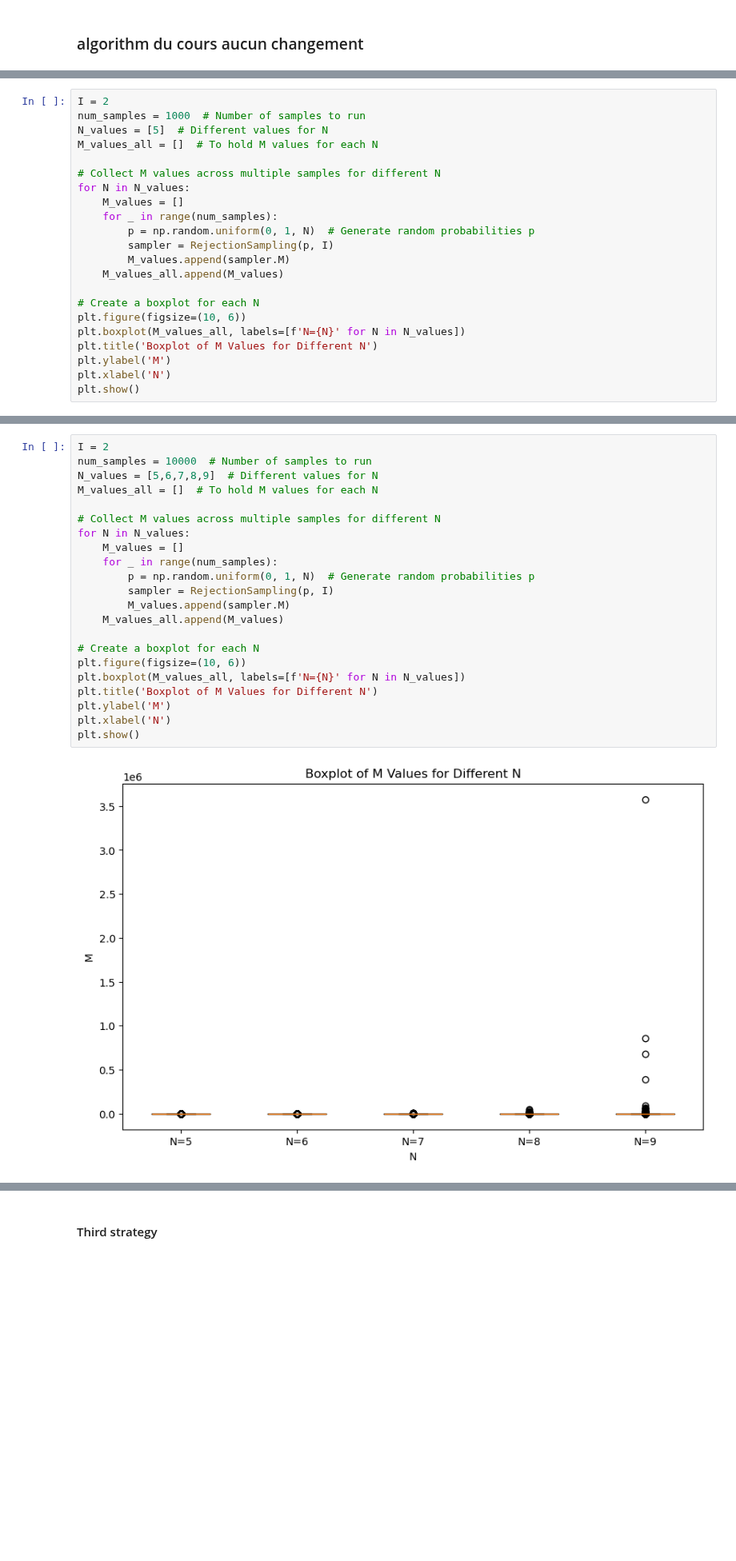
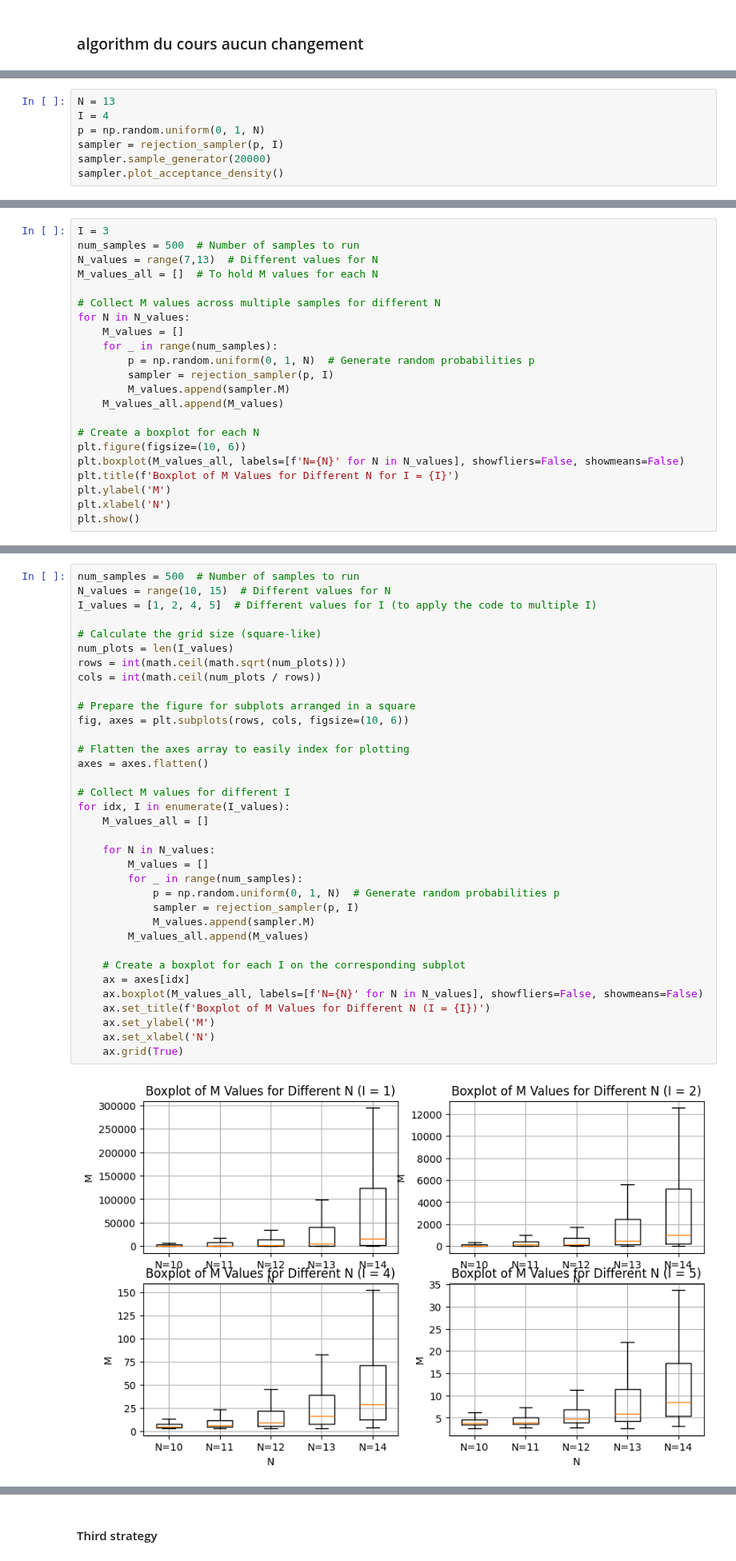
Before and after one commit to teiki-h/cond_bernoulli, a Jupyter notebook: main.ipynb, the cells around one changed output, grey strips where cells are left out. Shown at 80% size. Saved outputs shown, nothing was run; the diff lists cells and outputs as text; blank space fills up the shorter version.

```diff
--- a/main.ipynb
+++ b/main.ipynb
@@ -160,0 +105,7 @@ Pour $I$ fixer on va évaluer comment évolue $M$; pour ce fair on va considére
+# %%
+N = 13
+I = 4
+p = np.random.uniform(0, 1, N)
+sampler = rejection_sampler(p, I)
+sampler.sample_generator(20000)
+sampler.plot_acceptance_density()
@@ -161,7 +123,7 @@ Pour $I$ fixer on va évaluer comment évolue $M$; pour ce fair on va considére
 # %%
-I = 2
-num_samples = 1000  # Number of samples to run
-N_values = [5]  # Different values for N
+I = 3
+num_samples = 500  # Number of samples to run
+N_values = range(7,13)  # Different values for N
 M_values_all = []  # To hold M values for each N
 
 # Collect M values across multiple samples for different N
@@ -169,14 +131,14 @@ for N in N_values:
     M_values = []
     for _ in range(num_samples):
         p = np.random.uniform(0, 1, N)  # Generate random probabilities p
-        sampler = RejectionSampling(p, I)
+        sampler = rejection_sampler(p, I)
         M_values.append(sampler.M)
     M_values_all.append(M_values)
 
 # Create a boxplot for each N
 plt.figure(figsize=(10, 6))
-plt.boxplot(M_values_all, labels=[f'N={N}' for N in N_values])
-plt.title('Boxplot of M Values for Different N')
+plt.boxplot(M_values_all, labels=[f'N={N}' for N in N_values], showfliers=False, showmeans=False)
+plt.title(f'Boxplot of M Values for Different N for I = {I}')
 plt.ylabel('M')
 plt.xlabel('N')
 plt.show()
@@ -185,24 +160,37 @@ plt.show()
 # %%
-I = 2
-num_samples = 10000  # Number of samples to run
-N_values = [5,6,7,8,9]  # Different values for N
-M_values_all = []  # To hold M values for each N
+num_samples = 500  # Number of samples to run
+N_values = range(10, 15)  # Different values for N
+I_values = [1, 2, 4, 5]  # Different values for I (to apply the code to multiple I)
 
-# Collect M values across multiple samples for different N
-for N in N_values:
-    M_values = []
-    for _ in range(num_samples):
-        p = np.random.uniform(0, 1, N)  # Generate random probabilities p
-        sampler = RejectionSampling(p, I)
-        M_values.append(sampler.M)
-    M_values_all.append(M_values)
+# Calculate the grid size (square-like)
+num_plots = len(I_values)
+rows = int(math.ceil(math.sqrt(num_plots)))
+cols = int(math.ceil(num_plots / rows))
 
-# Create a boxplot for each N
-plt.figure(figsize=(10, 6))
-plt.boxplot(M_values_all, labels=[f'N={N}' for N in N_values])
-plt.title('Boxplot of M Values for Different N')
-plt.ylabel('M')
-plt.xlabel('N')
-plt.show()
+# Prepare the figure for subplots arranged in a square
+fig, axes = plt.subplots(rows, cols, figsize=(10, 6))
+
+# Flatten the axes array to easily index for plotting
+axes = axes.flatten()
+
+# Collect M values for different I
+for idx, I in enumerate(I_values):
+    M_values_all = []
+
+    for N in N_values:
+        M_values = []
+        for _ in range(num_samples):
+            p = np.random.uniform(0, 1, N)  # Generate random probabilities p
+            sampler = rejection_sampler(p, I)
+            M_values.append(sampler.M)
+        M_values_all.append(M_values)
+
+    # Create a boxplot for each I on the corresponding subplot
+    ax = axes[idx]
+    ax.boxplot(M_values_all, labels=[f'N={N}' for N in N_values], showfliers=False, showmeans=False)
+    ax.set_title(f'Boxplot of M Values for Different N (I = {I})')
+    ax.set_ylabel('M')
+    ax.set_xlabel('N')
+    ax.grid(True)
 # %% [output]
-[figure, old version]
+[figure, new version]
```
Also changed, not shown: parts of 38 cells of this notebook, 1 other file.
